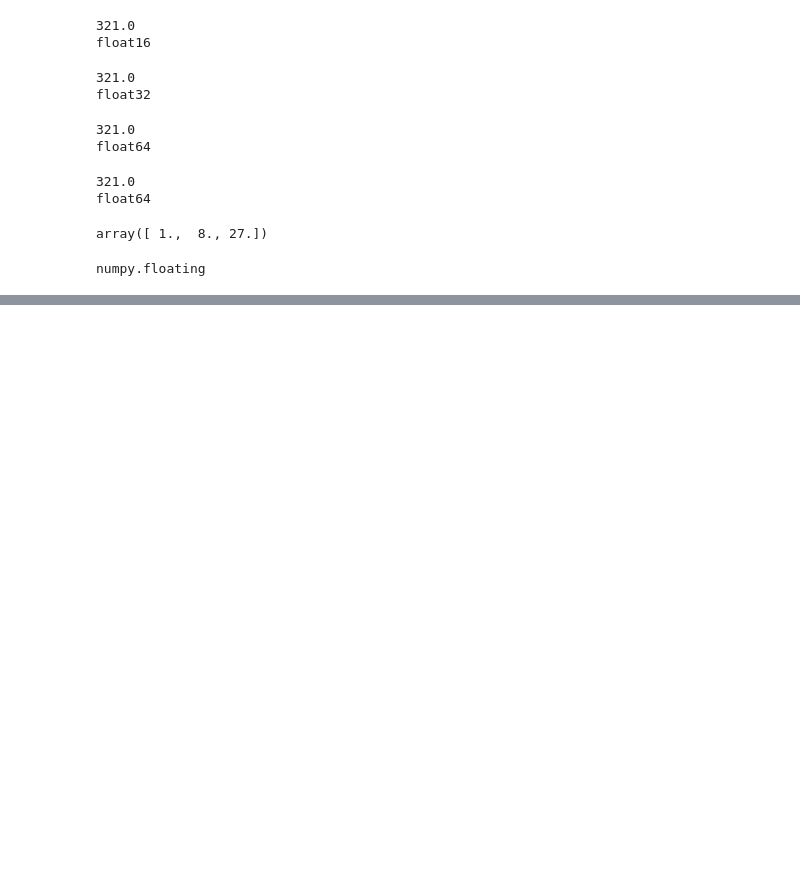
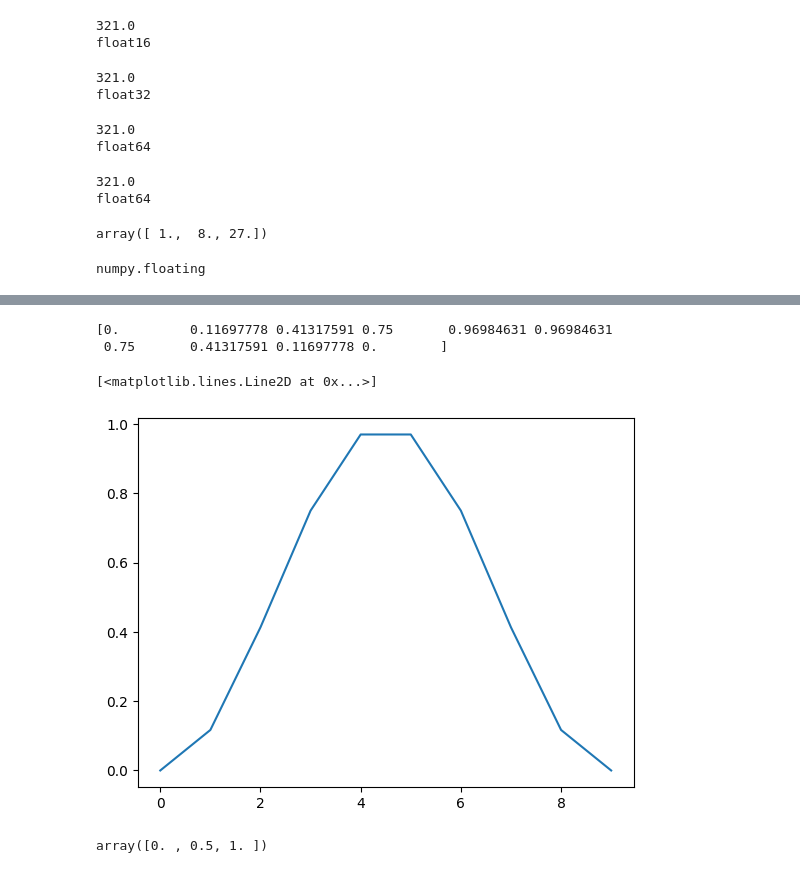
Before and after one commit to IqrorjonCoder/all-numpy-functions, a Jupyter notebook: numpy all functions.ipynb, the cells around one changed output, grey strips where cells are left out. Cells and saved outputs as stored; diff of their text form; code cells hidden in the pictures; blank space fills up the shorter version.

```diff
--- a/numpy all functions.ipynb
+++ b/numpy all functions.ipynb
@@ -1704,0 +2001,20 @@ numpy.floating
+# %%
+
+#two hundred and seventh function is np.hanning
+
+print(np.hanning(10))
+import matplotlib.pyplot as plt
+
+plt.plot(np.hanning(10))
+# %% [output]
+[0.         0.11697778 0.41317591 0.75       0.96984631 0.96984631
+ 0.75       0.41317591 0.11697778 0.        ]
+[<matplotlib.lines.Line2D at 0x...>]
+[figure, added]
+# %%
+
+#two hundred and eighth function is np.heaviside
+
+np.heaviside([-1.5, 0, 2.0], 0.5)
+# %% [output]
+array([0. , 0.5, 1. ])
```
Also changed, not shown: parts of 77 cells of this notebook.
